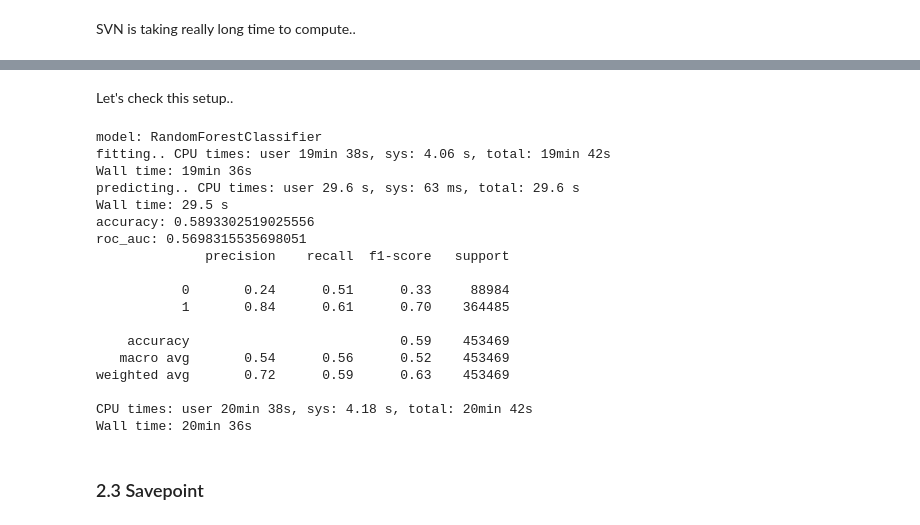
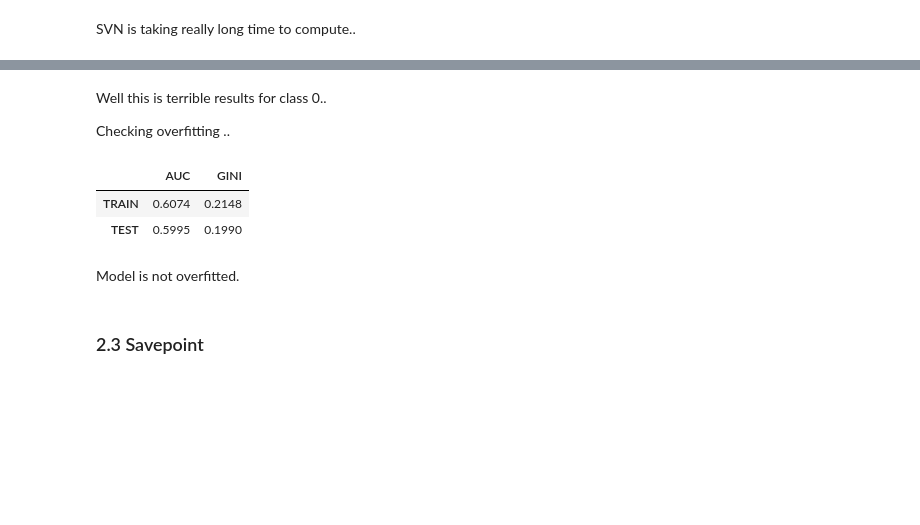
Before and after one commit to velblu/Tokyo-Stock-Exchange-Predictions, a Jupyter notebook: jpx_prediction.ipynb, the cells around one changed output, grey strips where cells are left out. Cells and saved outputs as stored; diff of their text form; code cells hidden in the pictures; blank space fills up the shorter version.

Commit message:
THE END! Modeling phase is fixed (but results are really bad..) - XGBoost is onboarded and fitted - commentary in modeling phase was written again - summary and discussion matches the results now

```diff
--- a/jpx_prediction.ipynb
+++ b/jpx_prediction.ipynb
@@ -3122,43 +3255,33 @@ But again compute power and time comes to the fore. I will stick to 100 estimato
-# %% [markdown]
-
-Let's check this setup..
-# %%
-%%time
-print(f'model: RandomForestClassifier')
-
-# fit
-print(f'fitting..', end=' ')
-model = RandomForestClassifier(n_estimators=100, max_features='log2')
-%time model.fit(X_train, y_train)
-
-#predict
-print(f'predicting..', end=' ')
-%time y_pred = model.predict(X_test)
-y_pred_proba = model.predict_proba(X_test)[:, 1]
-
-#measure
-print(f'accuracy: {accuracy_score(y_test, y_pred)}')
-print(f'roc_auc: {roc_auc_score(y_test, y_pred_proba)}')
-print(classification_report(y_pred, y_test))
-# %% [output]
-model: RandomForestClassifier
-fitting.. CPU times: user 19min 38s, sys: 4.06 s, total: 19min 42s
-Wall time: 19min 36s
-predicting.. CPU times: user 29.6 s, sys: 63 ms, total: 29.6 s
-Wall time: 29.5 s
-accuracy: 0.5893302519025556
-roc_auc: 0.5698315535698051
-              precision    recall  f1-score   support
-
-           0       0.24      0.51      0.33     88984
-           1       0.84      0.61      0.70    364485
-
-    accuracy                           0.59    453469
-   macro avg       0.54      0.56      0.52    453469
-weighted avg       0.72      0.59      0.63    453469
-
-CPU times: user 20min 38s, sys: 4.18 s, total: 20min 42s
-Wall time: 20min 36s
+# %% [markdown]
+Well this is terrible results for class 0..
+
+Checking overfitting ..
+# %%
+def create_measures(y,y_pred):
+    score_test = roc_auc_score(y, y_pred)
+    Gini_index = 2*score_test - 1
+
+    d = {'AUC': [round(score_test,4)], 'GINI': [round(Gini_index,4)]}
+    d = pd.DataFrame.from_dict(d)
+    return d
+
+def calculating_metrics(X_train, X_test, y_train, y_test):
+    train = create_measures(y_train,model.predict_proba(X_train)[:, 1])
+    test = create_measures(y_test,model.predict_proba(X_test)[:, 1])
+    # val = create_measures(y_val,model.predict_proba(X_val)[:, 1])
+
+    measures =  pd.concat([train,test]).set_index([pd.Index(['TRAIN', 'TEST'])])
+
+    return measures
+# %%
+measures = calculating_metrics(X_train, X_test, y_train, y_test)
+measures
+# %% [output]
+|  | AUC | GINI |
+| TRAIN | 0.6074 | 0.2148 |
+| TEST | 0.5995 | 0.1990 |
+# %% [markdown]
+Model is not overfitted.
 # %% [markdown]
 ### 2.3 Savepoint
 # %%
```
Also changed, not shown: parts of 53 cells of this notebook.
